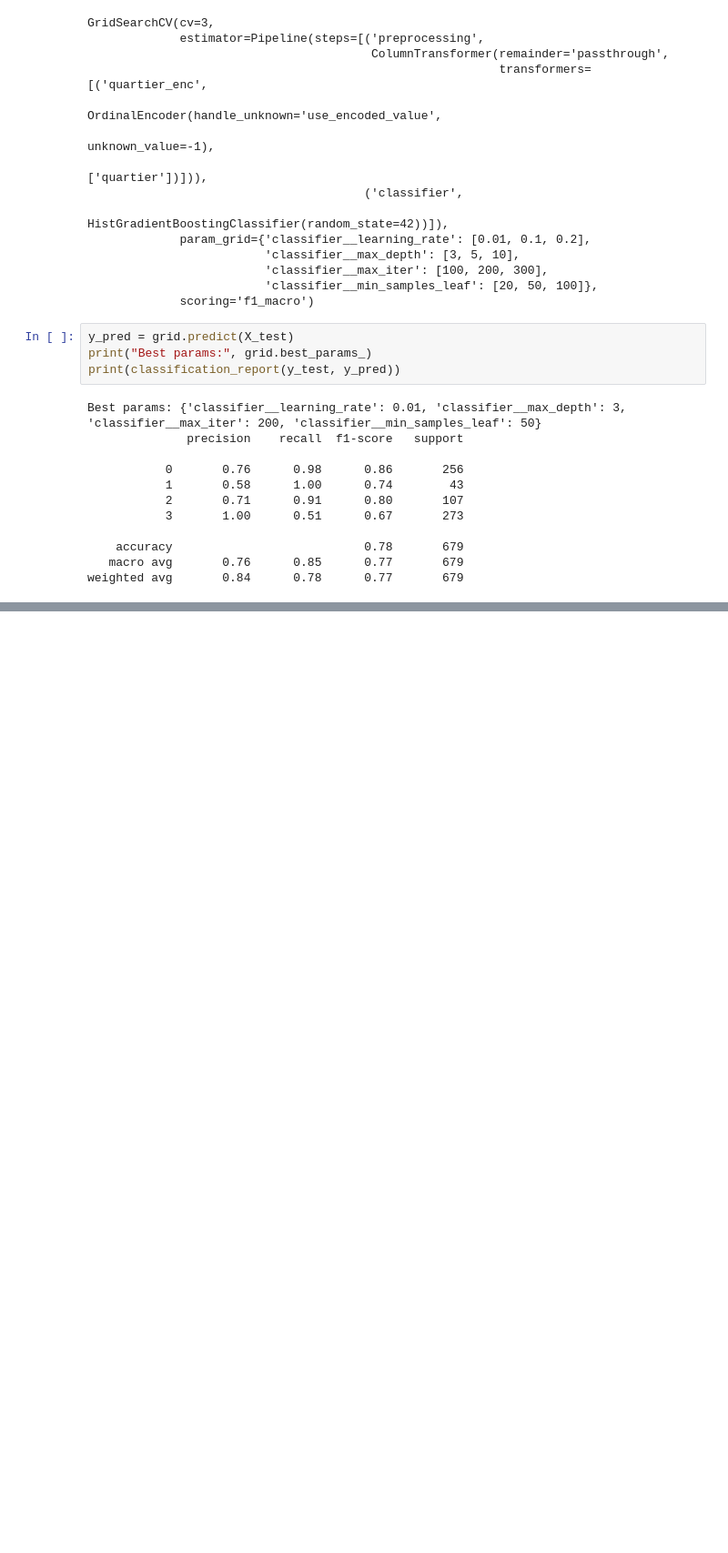
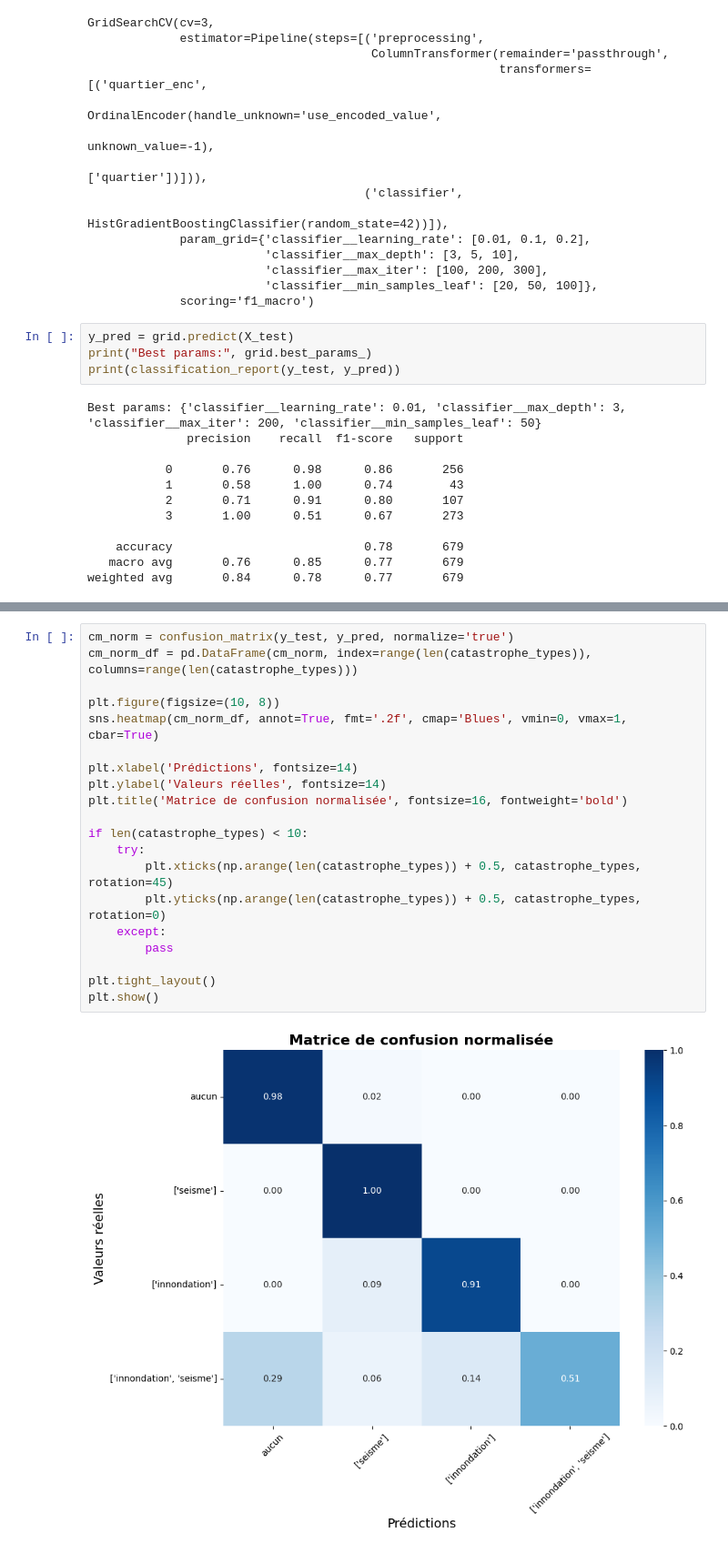
Before and after one commit to Crtnsj/Challenge, a Jupyter notebook: model.ipynb, the cells around one changed output, grey strips where cells are left out. Shown at 91% size. Saved outputs shown, nothing was run; the diff lists cells and outputs as text; blank space fills up the shorter version.

```diff
--- a/model.ipynb
+++ b/model.ipynb
@@ -83,0 +103,22 @@ weighted avg       0.84      0.78      0.77       679
+# %%
+cm_norm = confusion_matrix(y_test, y_pred, normalize='true')
+cm_norm_df = pd.DataFrame(cm_norm, index=range(len(catastrophe_types)), columns=range(len(catastrophe_types)))
+
+plt.figure(figsize=(10, 8))
+sns.heatmap(cm_norm_df, annot=True, fmt='.2f', cmap='Blues', vmin=0, vmax=1, cbar=True)
+
+plt.xlabel('Prédictions', fontsize=14)
+plt.ylabel('Valeurs réelles', fontsize=14)
+plt.title('Matrice de confusion normalisée', fontsize=16, fontweight='bold')
+
+if len(catastrophe_types) < 10:
+    try:
+        plt.xticks(np.arange(len(catastrophe_types)) + 0.5, catastrophe_types, rotation=45)
+        plt.yticks(np.arange(len(catastrophe_types)) + 0.5, catastrophe_types, rotation=0)
+    except:
+        pass
+
+plt.tight_layout()
+plt.show()
+# %% [output]
+[figure, added]
```
Also changed, not shown: parts of 2 cells of this notebook, 1 other file.
